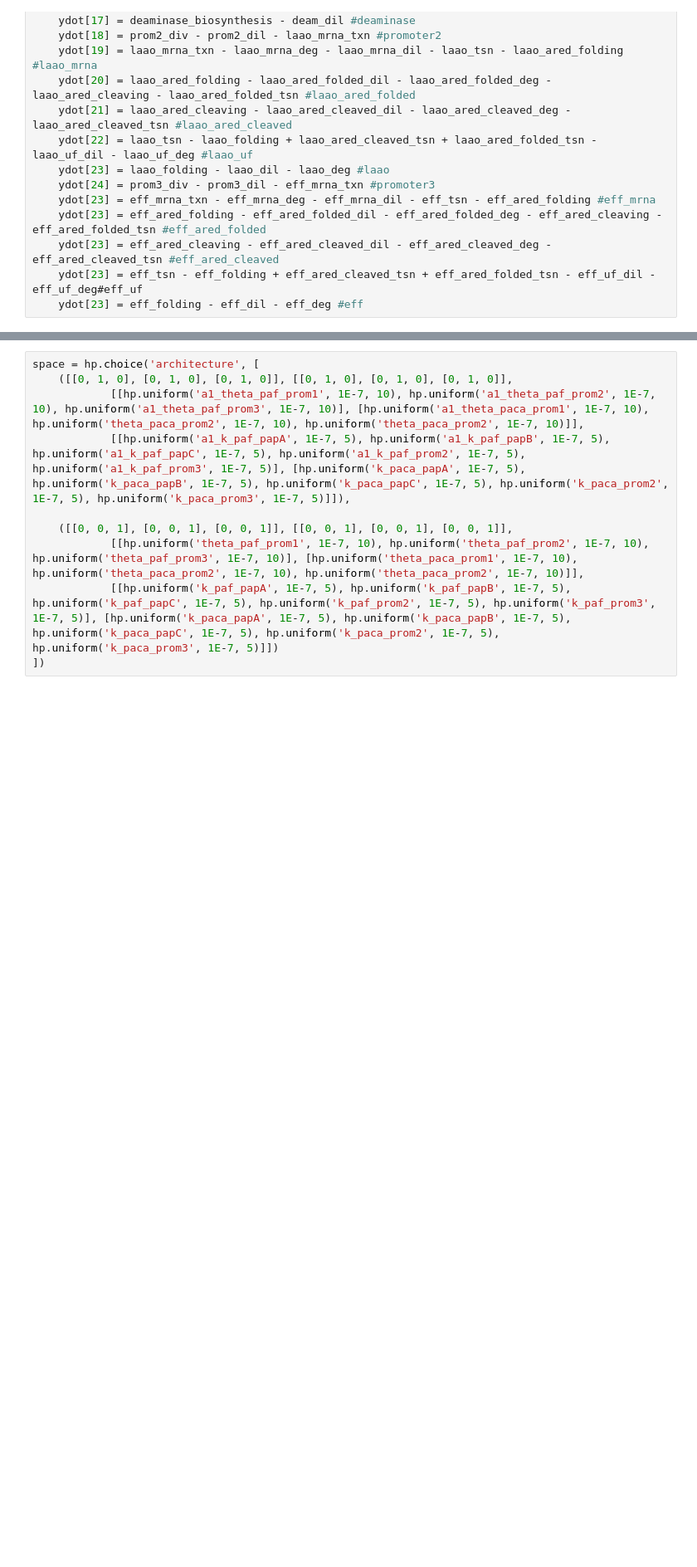
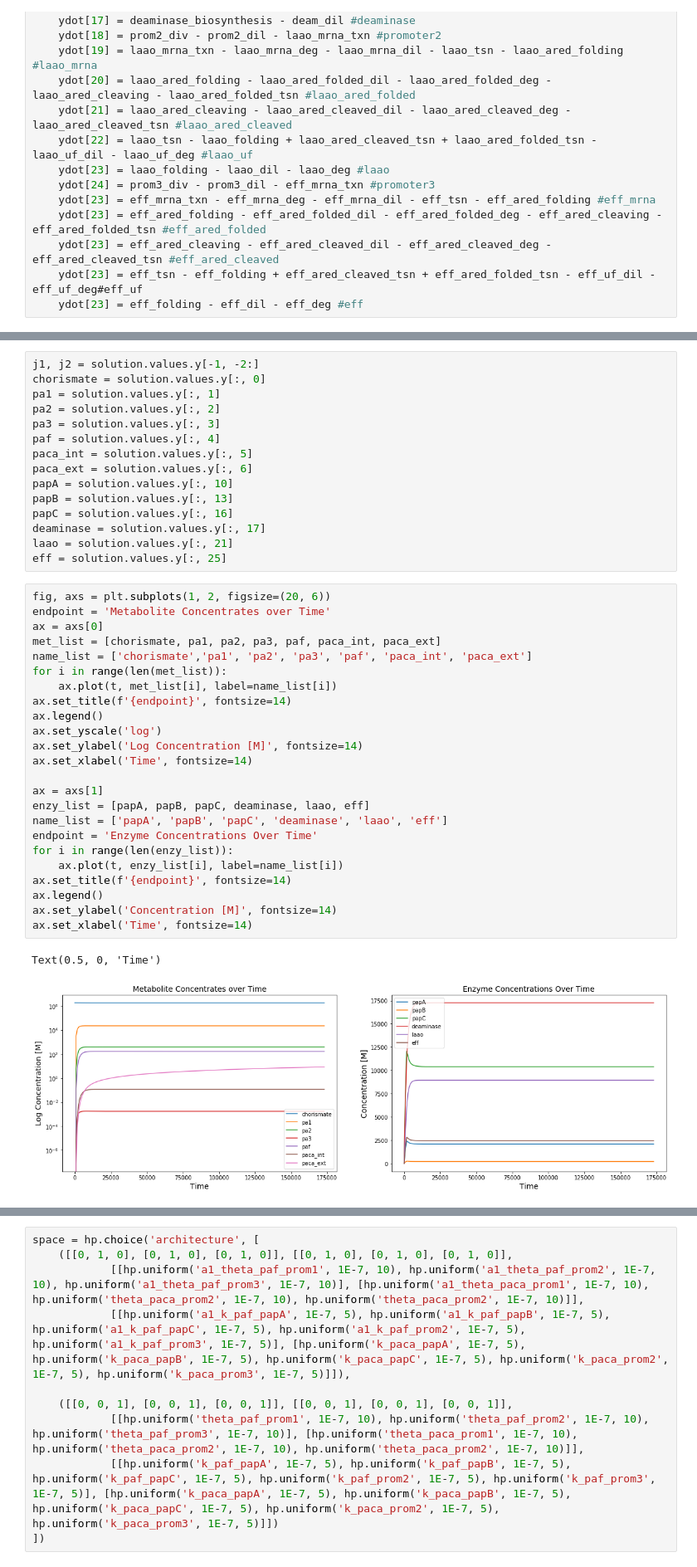
Before and after one commit to cjmerzbacher/msc-thesis, a Jupyter notebook: p-aminostyrene/p-aminostyrene.ipynb, the cells around one changed output, grey strips where cells are left out. Shown: that part at 83% size. Saved outputs shown, nothing was run; the diff lists cells and outputs as text; blank space fills up the shorter version.

```diff
--- a/p-aminostyrene/p-aminostyrene.ipynb
+++ b/p-aminostyrene/p-aminostyrene.ipynb
@@ -294,0 +317,42 @@ Notes for tomorrow
+# %%
+j1, j2 = solution.values.y[-1, -2:]
+chorismate = solution.values.y[:, 0]
+pa1 = solution.values.y[:, 1]
+pa2 = solution.values.y[:, 2]
+pa3 = solution.values.y[:, 3]
+paf = solution.values.y[:, 4]
+paca_int = solution.values.y[:, 5]
+paca_ext = solution.values.y[:, 6]
+papA = solution.values.y[:, 10]
+papB = solution.values.y[:, 13]
+papC = solution.values.y[:, 16]
+deaminase = solution.values.y[:, 17]
+laao = solution.values.y[:, 21]
+eff = solution.values.y[:, 25]
+# %%
+fig, axs = plt.subplots(1, 2, figsize=(20, 6))
+endpoint = 'Metabolite Concentrates over Time'
+ax = axs[0]
+met_list = [chorismate, pa1, pa2, pa3, paf, paca_int, paca_ext]
+name_list = ['chorismate','pa1', 'pa2', 'pa3', 'paf', 'paca_int', 'paca_ext']
+for i in range(len(met_list)):
+    ax.plot(t, met_list[i], label=name_list[i])
+ax.set_title(f'{endpoint}', fontsize=14)
+ax.legend()
+ax.set_yscale('log')
+ax.set_ylabel('Log Concentration [M]', fontsize=14)
+ax.set_xlabel('Time', fontsize=14)
+
+ax = axs[1]
+enzy_list = [papA, papB, papC, deaminase, laao, eff]
+name_list = ['papA', 'papB', 'papC', 'deaminase', 'laao', 'eff']
+endpoint = 'Enzyme Concentrations Over Time'
+for i in range(len(enzy_list)):
+    ax.plot(t, enzy_list[i], label=name_list[i])
+ax.set_title(f'{endpoint}', fontsize=14)
+ax.legend()
+ax.set_ylabel('Concentration [M]', fontsize=14)
+ax.set_xlabel('Time', fontsize=14)
+# %% [output]
+Text(0.5, 0, 'Time')
+[figure, added]
```
Also changed, not shown: parts of 13 cells of this notebook, 4 other files.
